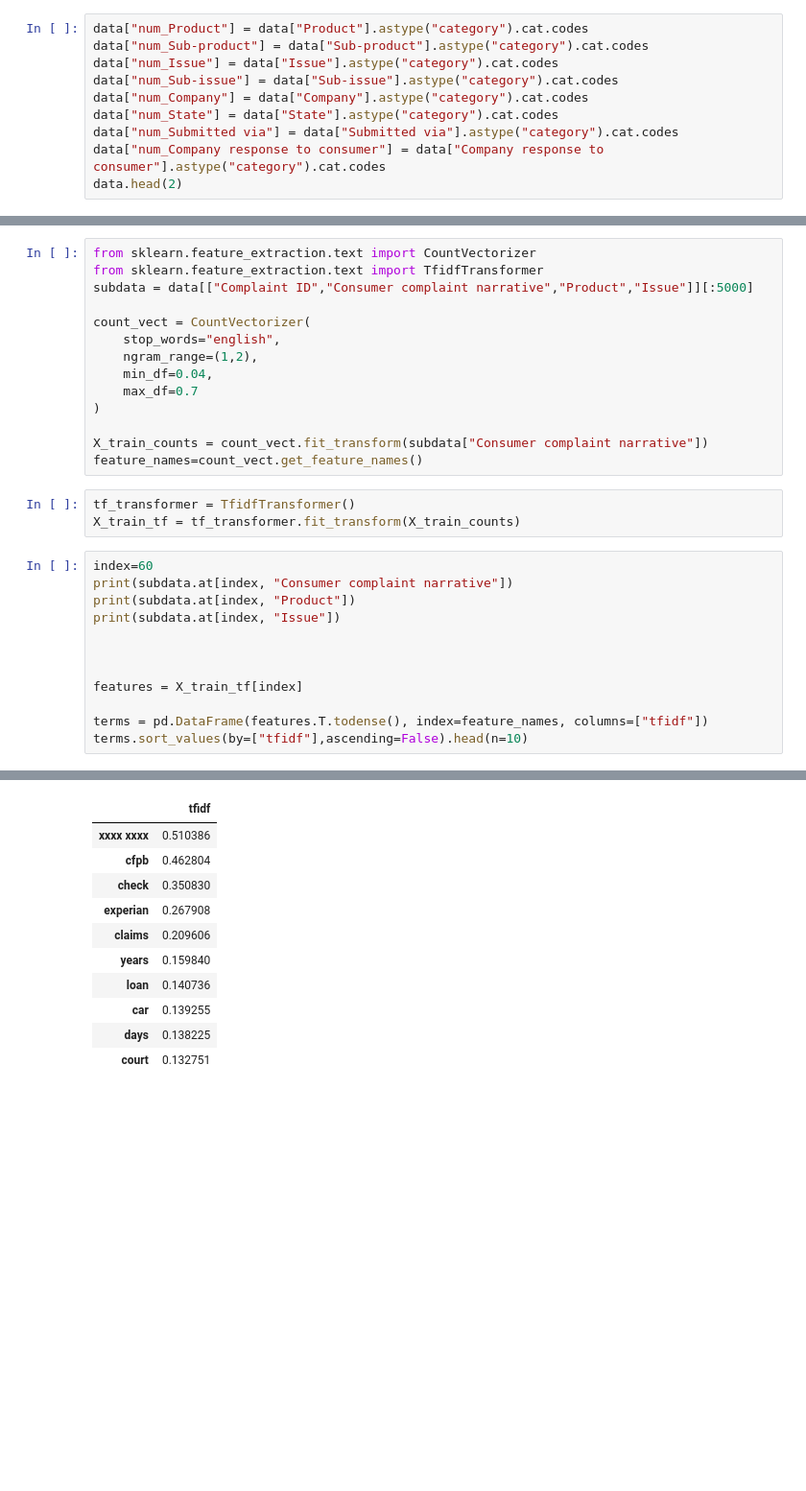
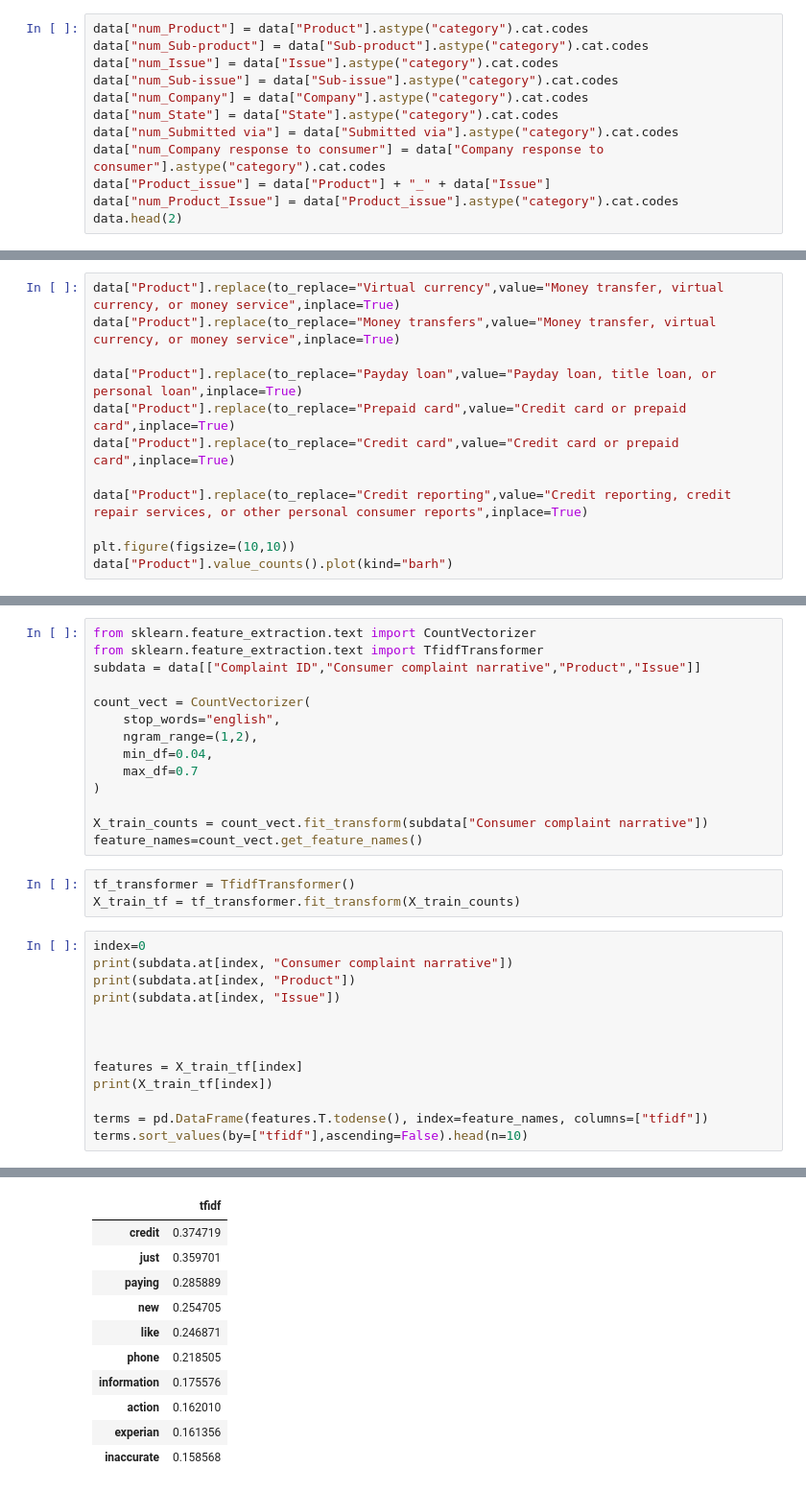
Before and after one commit to ManuSchoenmakers/MachineLearningComplaints, a Jupyter notebook: ProjectSprint1.ipynb, the cells around one changed output, grey strips where cells are left out. Shown: that part at 96% size. Cells and saved outputs as stored; diff of their text form; blank space fills up the shorter version.

```diff
--- a/ProjectSprint1.ipynb
+++ b/ProjectSprint1.ipynb
@@ -68,6 +73,8 @@ data["num_Company"] = data["Company"].astype("category").cat.codes
 data["num_State"] = data["State"].astype("category").cat.codes
 data["num_Submitted via"] = data["Submitted via"].astype("category").cat.codes
 data["num_Company response to consumer"] = data["Company response to consumer"].astype("category").cat.codes
+data["Product_issue"] = data["Product"] + "_" + data["Issue"]
+data["num_Product_Issue"] = data["Product_issue"].astype("category").cat.codes
 data.head(2)
 # %% [output]
 |  | Date received | Product | Sub-product | Issue | Sub-issue | Consumer complaint narrative | Company public response | ... |
@@ -96,3 +103,15 @@ Virtual currency en money transfers => money transfer,virtual...
 payday loan => payday loan, title loan...
 prepaid card en credit card => prepaid and credit
 credit reporting => credit reporting, credit repair services...
+# %%
+data["Product"].replace(to_replace="Virtual currency",value="Money transfer, virtual currency, or money service",inplace=True)
+data["Product"].replace(to_replace="Money transfers",value="Money transfer, virtual currency, or money service",inplace=True)
+
+data["Product"].replace(to_replace="Payday loan",value="Payday loan, title loan, or personal loan",inplace=True)
+data["Product"].replace(to_replace="Prepaid card",value="Credit card or prepaid card",inplace=True)
+data["Product"].replace(to_replace="Credit card",value="Credit card or prepaid card",inplace=True)
+
+data["Product"].replace(to_replace="Credit reporting",value="Credit reporting, credit repair services, or other personal consumer reports",inplace=True)
+
+plt.figure(figsize=(10,10))
+data["Product"].value_counts().plot(kind="barh")
@@ -158,7 +178,7 @@ array(['Experian Information Solutions Inc.',
 # %%
 from sklearn.feature_extraction.text import CountVectorizer
 from sklearn.feature_extraction.text import TfidfTransformer
-subdata = data[["Complaint ID","Consumer complaint narrative","Product","Issue"]][:5000]
+subdata = data[["Complaint ID","Consumer complaint narrative","Product","Issue"]]
 
 count_vect = CountVectorizer(
     stop_words="english",
@@ -173,7 +193,7 @@ feature_names=count_vect.get_feature_names()
 tf_transformer = TfidfTransformer()
 X_train_tf = tf_transformer.fit_transform(X_train_counts)
 # %%
-index=60
+index=0
 print(subdata.at[index, "Consumer complaint narrative"])
 print(subdata.at[index, "Product"])
 print(subdata.at[index, "Issue"])
@@ -181,6 +201,7 @@ print(subdata.at[index, "Issue"])
 
 
 features = X_train_tf[index]
+print(X_train_tf[index])
 
 terms = pd.DataFrame(features.T.todense(), index=feature_names, columns=["tfidf"])
 terms.sort_values(by=["tfidf"],ascending=False).head(n=10)
@@ -199,11 +226,11 @@ Incorrect information on your report
 |  | tfidf |
-| xxxx xxxx | 0.510386 |
-| cfpb | 0.462804 |
-| check | 0.350830 |
-| experian | 0.267908 |
-| claims | 0.209606 |
-| years | 0.159840 |
-| loan | 0.140736 |
-| car | 0.139255 |
-| days | 0.138225 |
-| court | 0.132751 |
+| credit | 0.374719 |
+| just | 0.359701 |
+| paying | 0.285889 |
+| new | 0.254705 |
+| like | 0.246871 |
+| phone | 0.218505 |
+| information | 0.175576 |
+| action | 0.162010 |
+| experian | 0.161356 |
+| inaccurate | 0.158568 |
```
Also changed, not shown: parts of 11 cells of this notebook.
